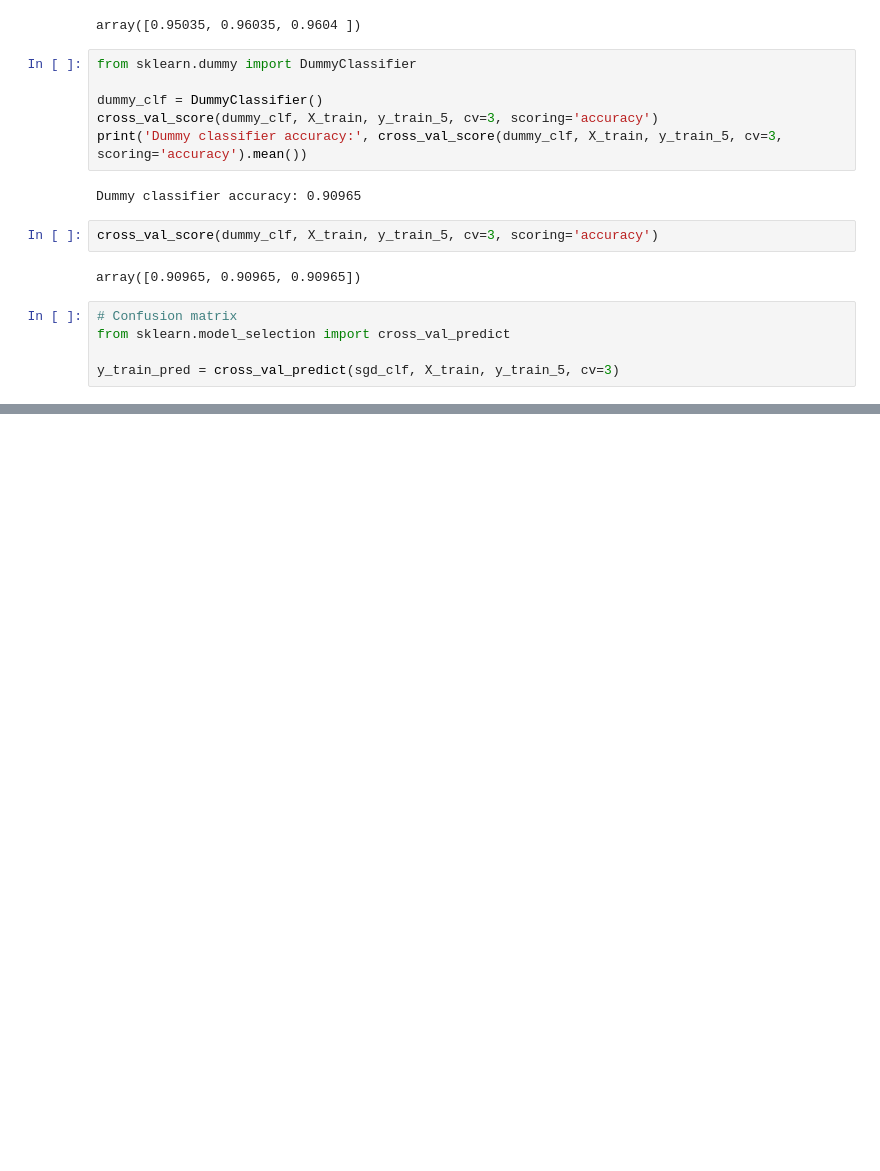
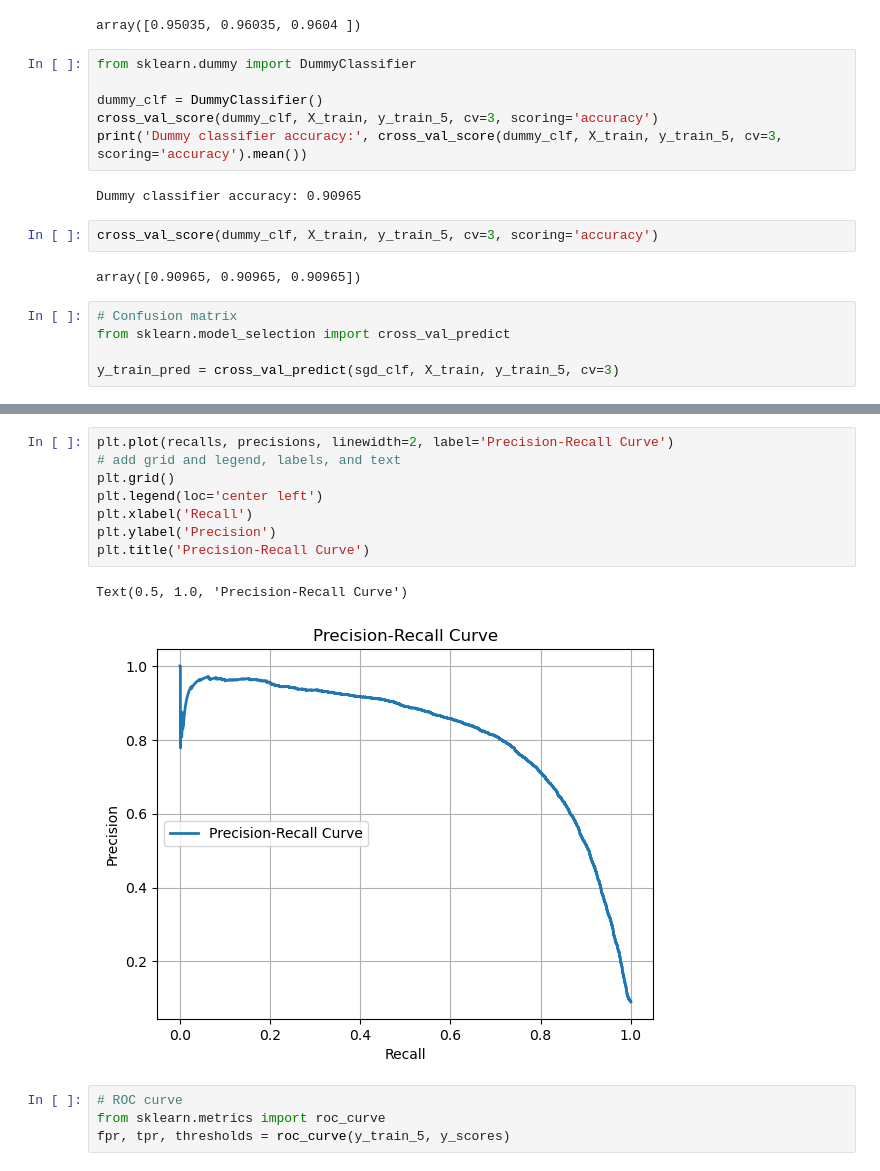
Before and after one commit to savan2508/Machine_Learning_Class, a Jupyter notebook: Chapter 3/text_recognition_model.ipynb, the cells around one changed output, grey strips where cells are left out. Drawn from its saved outputs; the diff is of its cells as text; blank space fills up the shorter version.

```diff
--- a/Chapter 3/text_recognition_model.ipynb
+++ b/Chapter 3/text_recognition_model.ipynb
@@ -95,0 +167,15 @@ y_train_pred = cross_val_predict(sgd_clf, X_train, y_train_5, cv=3)
+# %%
+plt.plot(recalls, precisions, linewidth=2, label='Precision-Recall Curve')
+# add grid and legend, labels, and text
+plt.grid()
+plt.legend(loc='center left')
+plt.xlabel('Recall')
+plt.ylabel('Precision')
+plt.title('Precision-Recall Curve')
+# %% [output]
+Text(0.5, 1.0, 'Precision-Recall Curve')
+[figure, added]
+# %%
+# ROC curve
+from sklearn.metrics import roc_curve
+fpr, tpr, thresholds = roc_curve(y_train_5, y_scores)
```
Also changed, not shown: parts of 49 cells of this notebook, 3 other files.
